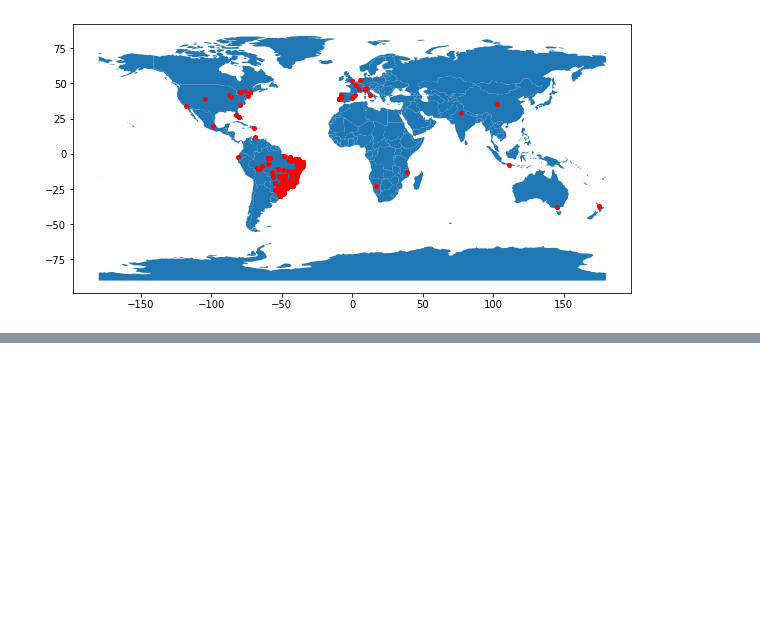
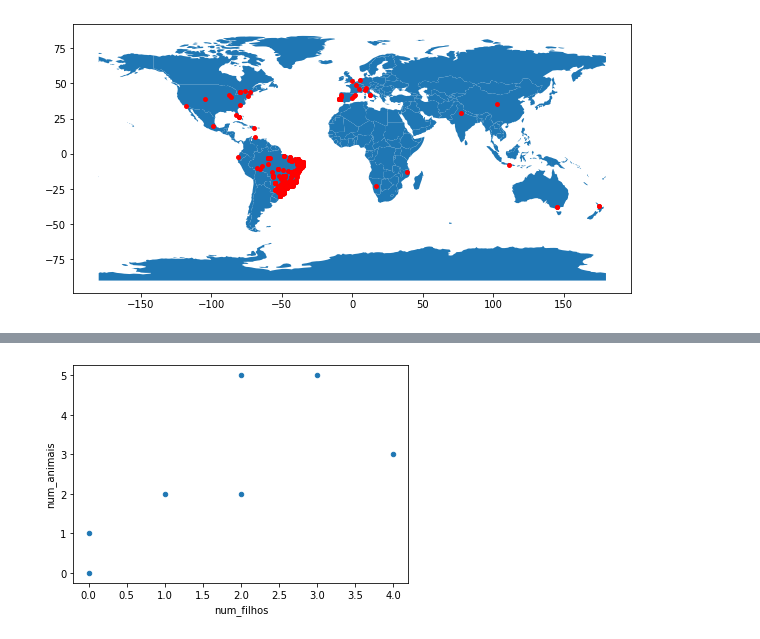
Before and after one commit to paulosalvatore/Ocean_CienciaDados_23_02_2021, a Jupyter notebook: Ocean_CienciaDados_23_02_2021.ipynb, the cells around one changed output, grey strips where cells are left out. Drawn from its saved outputs; the diff is of its cells as text; code cells hidden in the pictures; blank space fills up the shorter version.

```diff
--- a/Ocean_CienciaDados_23_02_2021.ipynb
+++ b/Ocean_CienciaDados_23_02_2021.ipynb
@@ -590,0 +606,11 @@ gdf.plot(ax=world.plot(figsize=(10, 6)), marker='o', color='red', markersize=15)
+# %%
+df = pd.DataFrame({
+    'nome':['João','Maria','Pedro','José','Lucas','Luíza','Francisco'],
+    'idade':[23,78,22,19,45,33,20],
+    'sexo':['M','F','M','M','M','F','M'],
+    'estado':['Amazonas','Pará','Amazonas','Pará','Amazonas','Ceará','Ceará'],
+    'num_filhos':[2,0,0,3,2,1,4],
+    'num_animais':[5,1,0,5,2,2,3]
+})
+
+df
@@ -590,0 +626,8 @@ gdf.plot(ax=world.plot(figsize=(10, 6)), marker='o', color='red', markersize=15)
+# %%
+import matplotlib.pyplot as plt
+import pandas as pd
+
+df.plot(kind='scatter', x='num_filhos', y='num_animais')
+plt.show()
+# %% [output]
+[figure, added]
```
Also changed, not shown: parts of 10 cells of this notebook.
